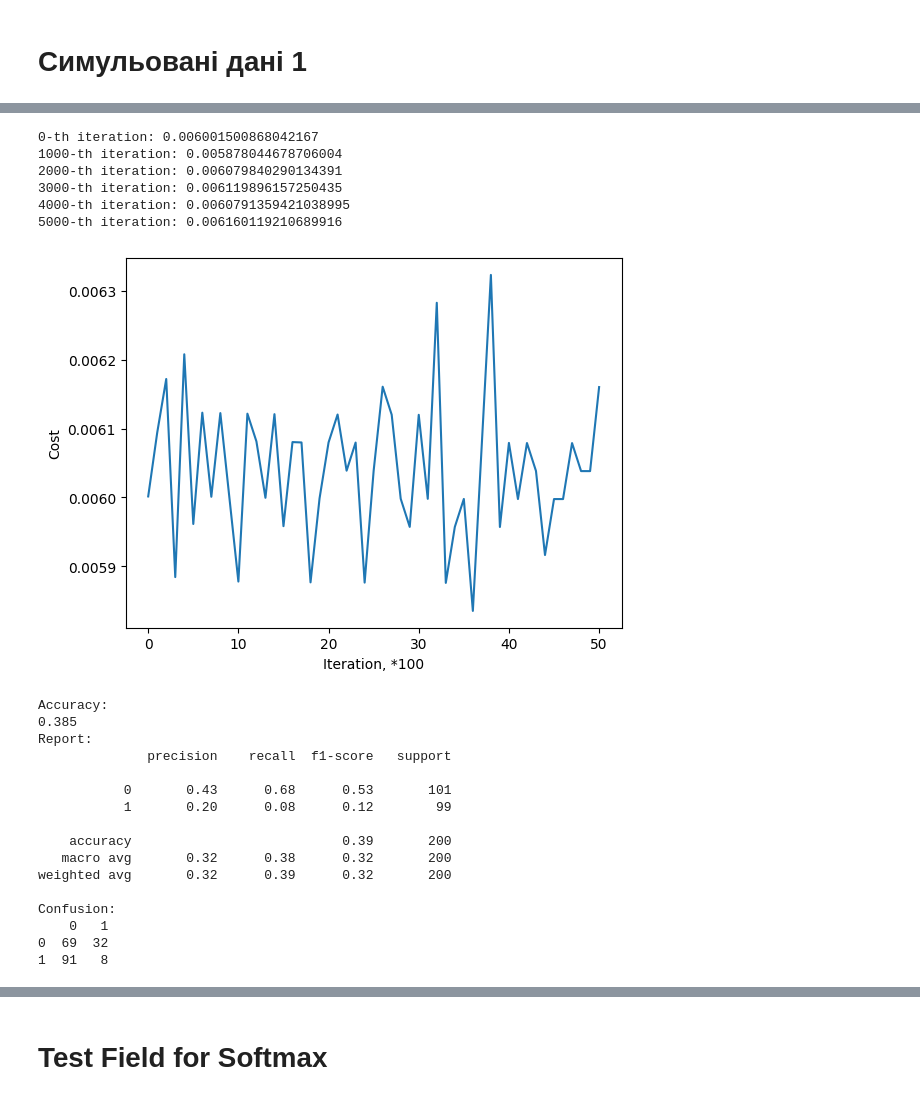
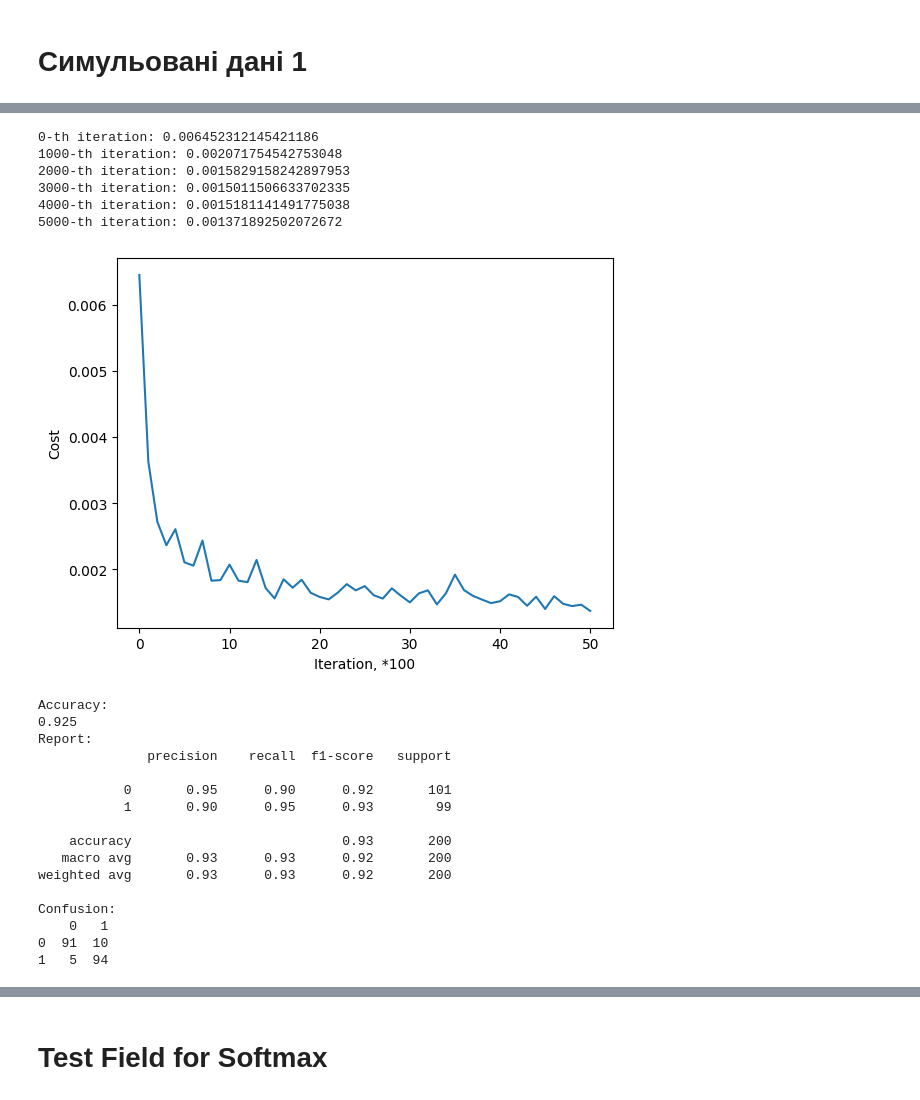
Before and after one commit to SerbulovArtem/Machine_Learning_Semester_66, a Jupyter notebook: HW3/NeuralNet simple 1.ipynb, the cells around one changed output, grey strips where cells are left out. Drawn from its saved outputs; the diff is of its cells as text; code cells hidden in the pictures.

```diff
--- a/HW3/NeuralNet simple 1.ipynb
+++ b/HW3/NeuralNet simple 1.ipynb
@@ -374,55 +374,55 @@ class NeuralNet:
 #                            flip_y=0.02, class_sep=0.8) #n_clusters_per_class=1
 X, y = make_classification(n_samples = 1000, n_classes = 2, n_features = 2,
                            n_informative=2, n_redundant=0, random_state = 42,
                            flip_y=0.02, class_sep=0.8, n_clusters_per_class=1)
 y = y.reshape(-1, 1)
 
 plot_data(X, y)
 plt.show()
 X_train, X_test, y_train, y_test = train_test_split(X, y, test_size=0.2, random_state=42)
 
 # 2 'softmax' 1 'sigmoid'
 
-layer_dims_1 = [X.shape[1], 20, 20, 20, 20, 20, 2]
-layer_activations_1 = ['relu', 'relu', 'relu', 'relu', 'relu', 'softmax']
+layer_dims_1 = [X.shape[1], 20, 20, 20, 20, 20, 1]
+layer_activations_1 = ['relu', 'relu', 'relu', 'relu', 'relu', 'sigmoid']
 mini_batch_size_1 = 128
 keep_prob_1 = 0.9
 patience_1 = 100
 
 nn = NeuralNet(layer_dims_1, layer_activations_1, mini_batch_size=mini_batch_size_1, keep_prob=keep_prob_1, patience=patience_1, learning_rate=0.01, num_epochs=5000)
 nn.fit(X_train, y_train, X_test, y_test)
 
 y_test_pred = nn.predict(X_test)
 
 accuracy, report, confusion = evaluate_classification(y_test, y_test_pred)
 print(f"Accuracy: \n{accuracy}")
 print(f"Report: \n{report}")
 print(f"Confusion: \n{confusion}")
 if layer_dims_1[-1] == 1:
     plot_decision_boundary(nn, X_test, y_test)
 plt.show()
 # %% [output]
 [figure]
-0-th iteration: 0.006001500868042167
-1000-th iteration: 0.005878044678706004
-2000-th iteration: 0.006079840290134391
-3000-th iteration: 0.006119896157250435
-4000-th iteration: 0.0060791359421038995
-5000-th iteration: 0.006160119210689916
+0-th iteration: 0.006452312145421186
+1000-th iteration: 0.002071754542753048
+2000-th iteration: 0.0015829158242897953
+3000-th iteration: 0.0015011506633702335
+4000-th iteration: 0.0015181141491775038
+5000-th iteration: 0.001371892502072672
-[figure, old version]
+[figure, new version]
 Accuracy:
-0.385
+0.925
 Report:
               precision    recall  f1-score   support
 
-           0       0.43      0.68      0.53       101
-           1       0.20      0.08      0.12        99
+           0       0.95      0.90      0.92       101
+           1       0.90      0.95      0.93        99
 
-    accuracy                           0.39       200
-   macro avg       0.32      0.38      0.32       200
-weighted avg       0.32      0.39      0.32       200
+    accuracy                           0.93       200
+   macro avg       0.93      0.93      0.92       200
+weighted avg       0.93      0.93      0.92       200
 
 Confusion:
     0   1
-0  69  32
-1  91   8
+0  91  10
+1   5  94
```
Also changed, not shown: parts of 1 cell of this notebook.
